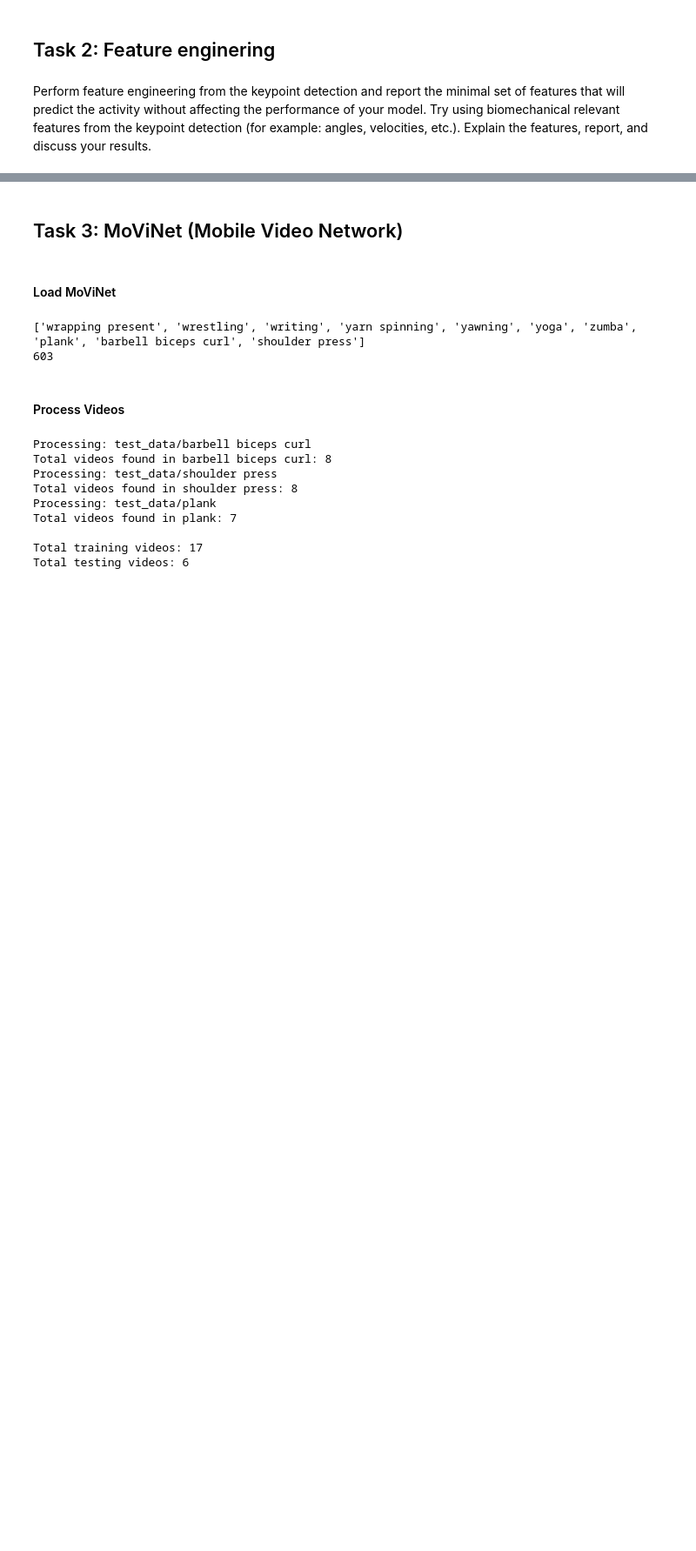
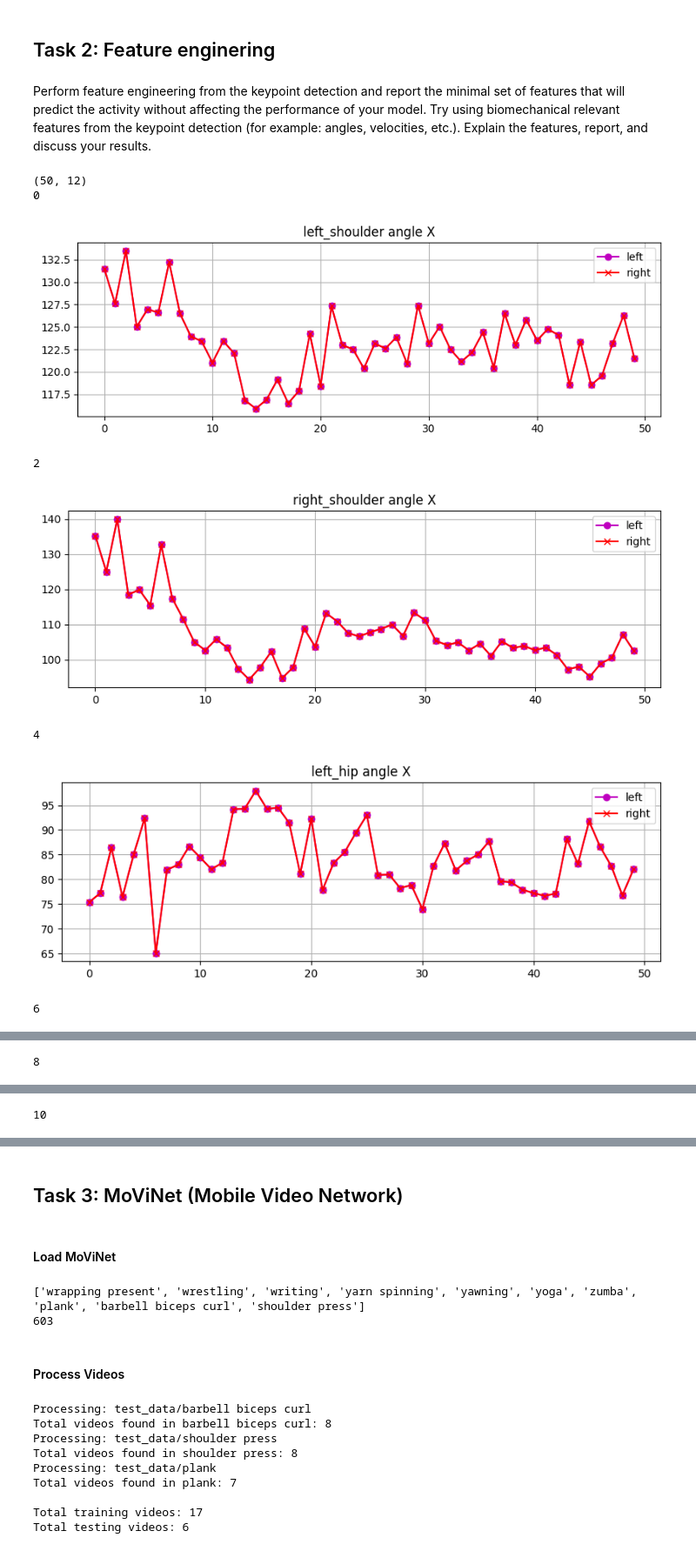
Before and after one commit to linahagberg/Assignment_4_Lina_Ella, a Jupyter notebook: Lina_Ella__assingment4.ipynb, the cells around one changed output, grey strips where cells are left out. Shown: that part at 87% size. Saved outputs shown, nothing was run; the diff lists cells and outputs as text; code cells hidden in the pictures; blank space fills up the shorter version.

```diff
--- a/Lina_Ella__assingment4.ipynb
+++ b/Lina_Ella__assingment4.ipynb
@@ -840,8 +852,17 @@ angle_data = angle_data.reshape(num_samples,seq_length, num_of_angles*2)
 # %%
 print(len(joint_names))
 # %%
-test = angle_data[50]
+test = angle_test[50]
 print(test.shape)
 for i in range(0,test.shape[1],2):
     print(i)
     print_plot_of_keypoint(test[:,i],test[:,i+1],joint_names[i])
+# %% [output]
+(50, 12)
+0
+[figure, added]
+2
+[figure, added]
+4
+[figure, added]
+6
@@ -847,0 +870 @@ for i in range(0,test.shape[1],2):
+8
@@ -847,0 +872 @@ for i in range(0,test.shape[1],2):
+10
```
Also changed, not shown: parts of 25 cells of this notebook.
